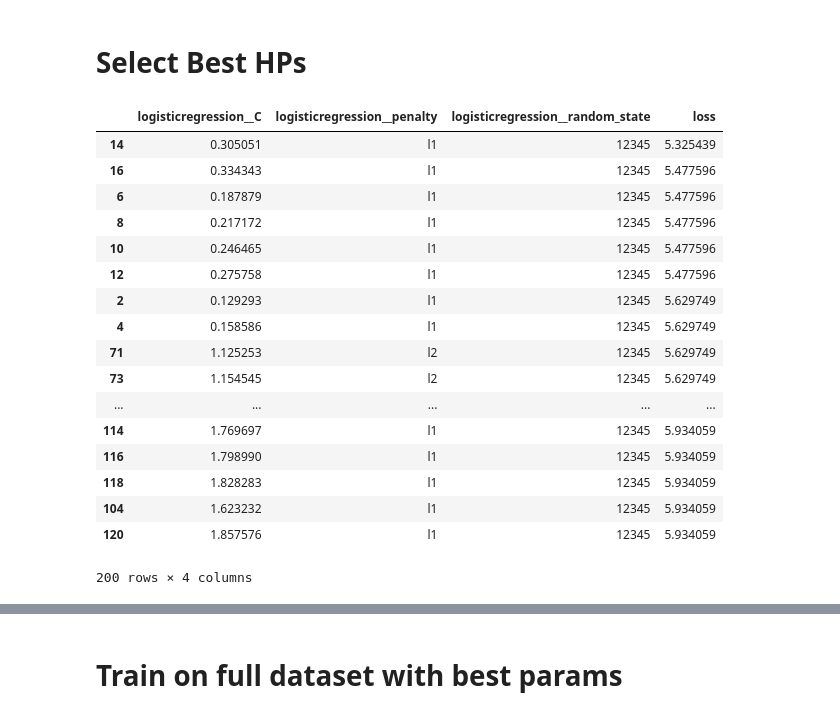
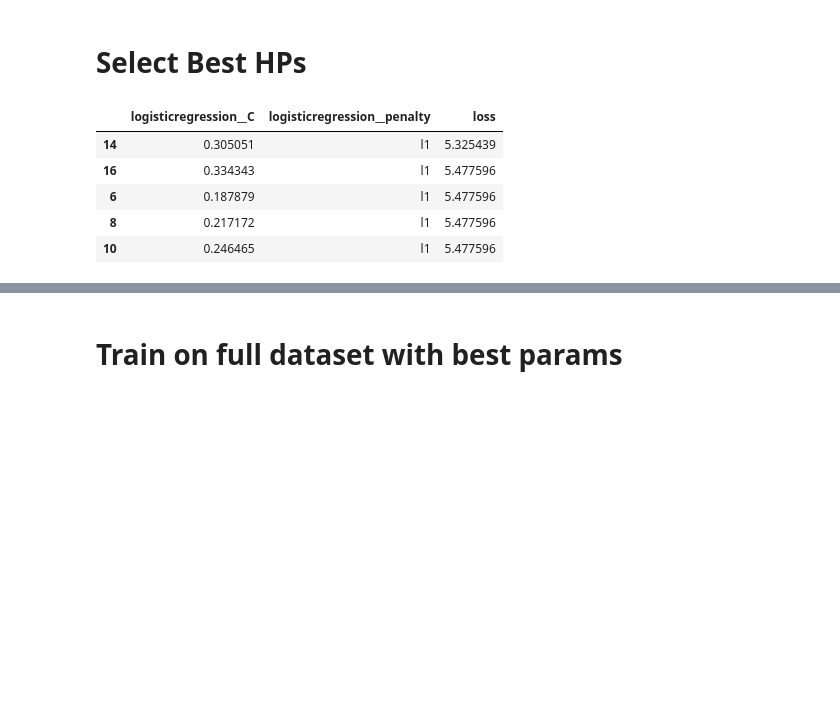
Before and after one commit to weirichd/data-exercise, a Jupyter notebook: Heart Model.ipynb, the cells around one changed output, grey strips where cells are left out. Drawn from its saved outputs; the diff is of its cells as text; code cells hidden in the pictures; blank space fills up the shorter version.

```diff
--- a/Heart Model.ipynb
+++ b/Heart Model.ipynb
@@ -72,14 +72,14 @@ x_train, x_test, y_train, y_test = train_test_split(
 # Create Model Pipeline
 # %%
 from sklearn.preprocessing import StandardScaler
+from sklearn.decomposition import PCA
 from sklearn.linear_model import LogisticRegression
-
 from sklearn.pipeline import make_pipeline
 
 scaler = StandardScaler()
-clf = LogisticRegression()
+clf = LogisticRegression(random_state=random_state, solver='liblinear')
 
-pipeline = make_pipeline(scaler, clf)
+model = make_pipeline(scaler, clf)
 # %%
 # Look at the pipeline params just to make sure that I have the right names for things
 
@@ -107,7 +107,6 @@ pipeline.get_params()
 # %%
 hp_grid = {
     'logisticregression__penalty': ['l1', 'l2'],
-    'logisticregression__random_state': [random_state],
     'logisticregression__C': np.linspace(0.1, 3.0, 100)
 }
 
@@ -146,24 +120,21 @@ grid = ParameterGrid(hp_grid)
 
 rows = list()
 
-for j, params in enumerate(grid):
+for params in grid:
 
-    pipeline.set_params(**params)
-
-    print('Hyper Parameters: {}/{}'.format(j, len(grid)))
+    model.set_params(**params)
 
     y_hat = np.zeros_like(y_train)
 
-    for k, (train_index, valid_index) in enumerate(k_fold.split(x_train, y_train)):
-        print('  Fold: {}/{}'.format(k, num_folds))
+    for train_index, valid_index in k_fold.split(x_train, y_train):
 
         x_train_this_fold = x_train[train_index]
         x_valid = x_train[valid_index]
         y_train_this_fold = y_train[train_index]
 
-        pipeline.fit(x_train_this_fold, y_train_this_fold)
+        model.fit(x_train_this_fold, y_train_this_fold)
 
-        y_hat[valid_index] = pipeline.predict(x_valid)
+        y_hat[valid_index] = model.predict(x_valid)
 
     loss = log_loss(y_train, y_hat)
 
@@ -192,26 +145,14 @@ Hyper Parameters: 1/200
 # %%
 results = pd.DataFrame(rows)
 
-results.sort_values('loss')
+results.sort_values('loss').head()
 # %% [output]
-|  | logisticregression__C | logisticregression__penalty | logisticregression__random_state | loss |
-| 14 | 0.305051 | l1 | 12345 | 5.325439 |
-| 16 | 0.334343 | l1 | 12345 | 5.477596 |
-| 6 | 0.187879 | l1 | 12345 | 5.477596 |
-| 8 | 0.217172 | l1 | 12345 | 5.477596 |
-| 10 | 0.246465 | l1 | 12345 | 5.477596 |
-| 12 | 0.275758 | l1 | 12345 | 5.477596 |
-| 2 | 0.129293 | l1 | 12345 | 5.629749 |
-| 4 | 0.158586 | l1 | 12345 | 5.629749 |
-| 71 | 1.125253 | l2 | 12345 | 5.629749 |
-| 73 | 1.154545 | l2 | 12345 | 5.629749 |
-| ... | ... | ... | ... | ... |
-| 114 | 1.769697 | l1 | 12345 | 5.934059 |
-| 116 | 1.798990 | l1 | 12345 | 5.934059 |
-| 118 | 1.828283 | l1 | 12345 | 5.934059 |
-| 104 | 1.623232 | l1 | 12345 | 5.934059 |
-| 120 | 1.857576 | l1 | 12345 | 5.934059 |
+|  | logisticregression__C | logisticregression__penalty | loss |
+| 14 | 0.305051 | l1 | 5.325439 |
+| 16 | 0.334343 | l1 | 5.477596 |
+| 6 | 0.187879 | l1 | 5.477596 |
+| 8 | 0.217172 | l1 | 5.477596 |
+| 10 | 0.246465 | l1 | 5.477596 |
-200 rows × 4 columns
 # %%
 fig, ax = plt.subplots()
 
```
Also changed, not shown: parts of 10 cells of this notebook, 1 other file.
